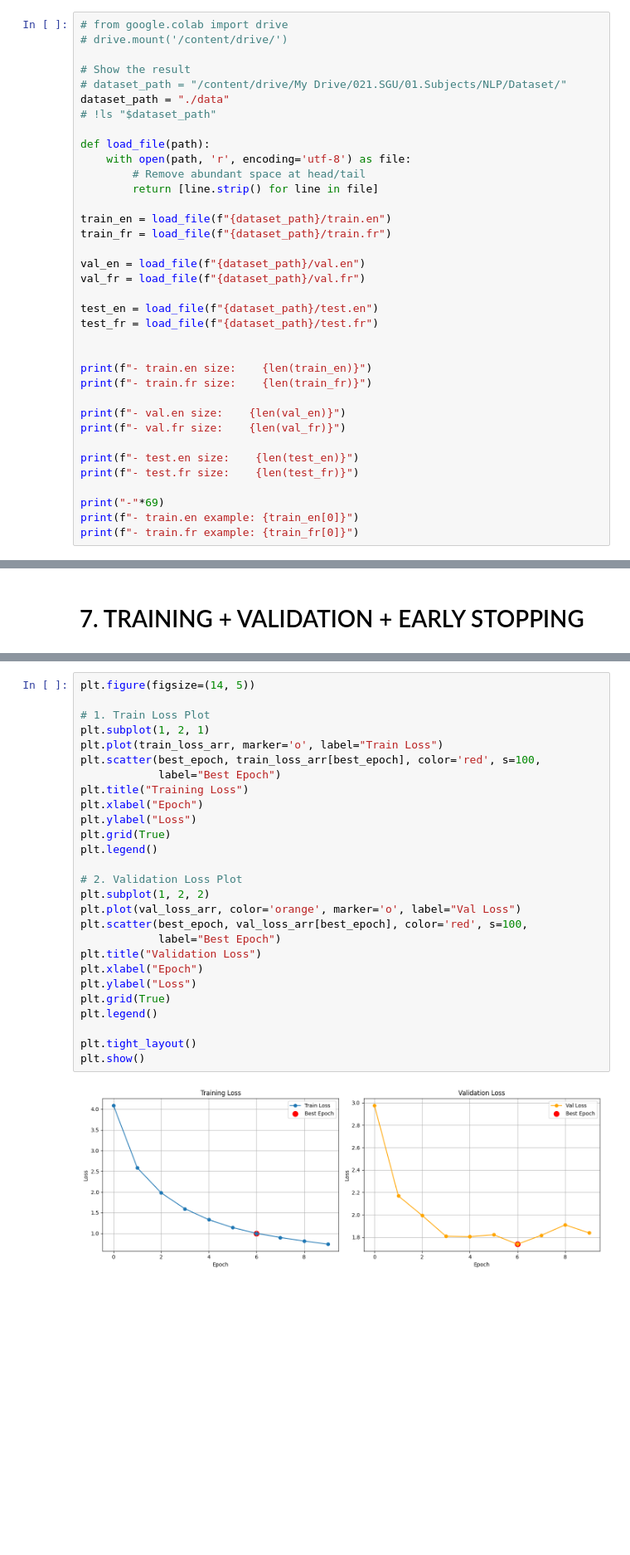
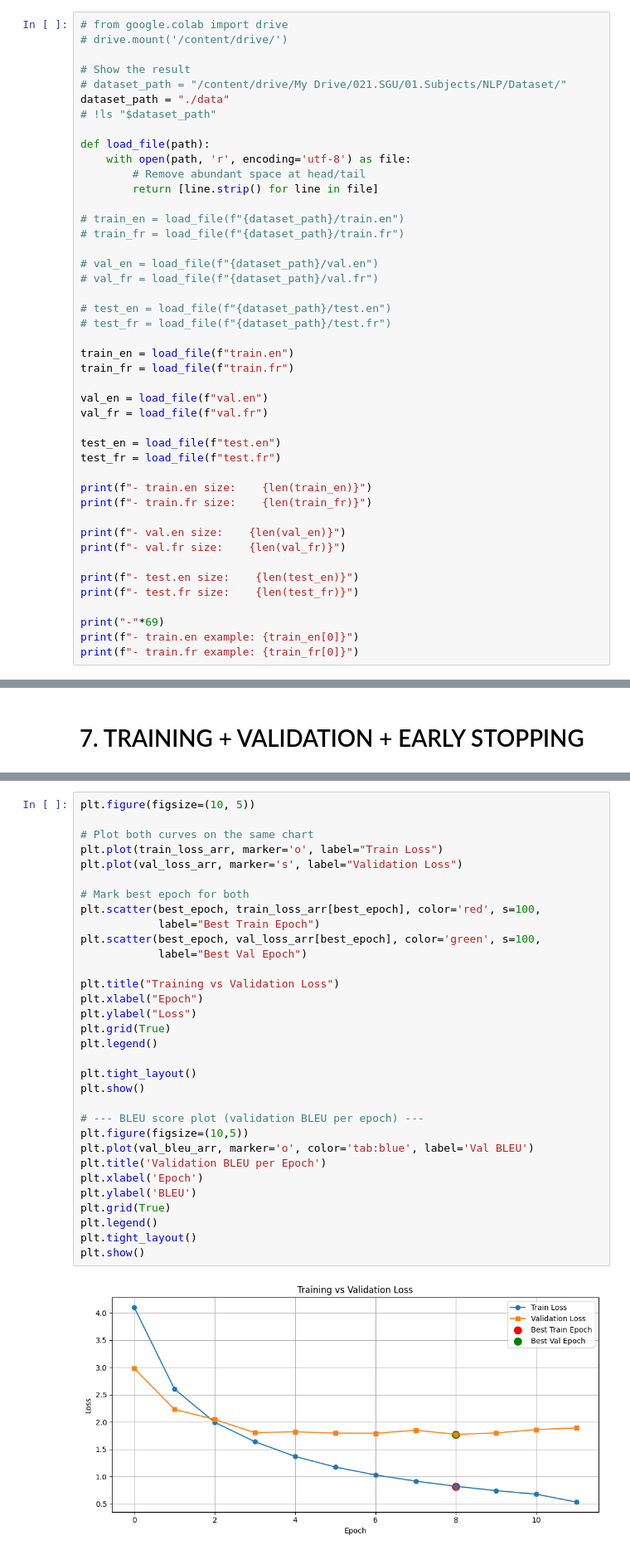
Before and after one commit to doduyquy/NLP_Machine-Translation-LSTM, a Jupyter notebook: nlp-machinetranslation-en-fr-Luong_Attention.ipynb, the cells around one changed output, grey strips where cells are left out. Shown at 83% size. Saved outputs shown, nothing was run; the diff lists cells and outputs as text; blank space fills up the shorter version.

```diff
--- a/nlp-machinetranslation-en-fr-Luong_Attention.ipynb
+++ b/nlp-machinetranslation-en-fr-Luong_Attention.ipynb
@@ -176,15 +136,23 @@ def load_file(path):
         # Remove abundant space at head/tail
         return [line.strip() for line in file]
 
-train_en = load_file(f"{dataset_path}/train.en")
-train_fr = load_file(f"{dataset_path}/train.fr")
+# train_en = load_file(f"{dataset_path}/train.en")
+# train_fr = load_file(f"{dataset_path}/train.fr")
 
-val_en = load_file(f"{dataset_path}/val.en")
-val_fr = load_file(f"{dataset_path}/val.fr")
+# val_en = load_file(f"{dataset_path}/val.en")
+# val_fr = load_file(f"{dataset_path}/val.fr")
 
-test_en = load_file(f"{dataset_path}/test.en")
-test_fr = load_file(f"{dataset_path}/test.fr")
+# test_en = load_file(f"{dataset_path}/test.en")
+# test_fr = load_file(f"{dataset_path}/test.fr")
 
+train_en = load_file(f"train.en")
+train_fr = load_file(f"train.fr")
+
+val_en = load_file(f"val.en")
+val_fr = load_file(f"val.fr")
+
+test_en = load_file(f"test.en")
+test_fr = load_file(f"test.fr")
 
 print(f"- train.en size:    {len(train_en)}")
 print(f"- train.fr size:    {len(train_fr)}")
@@ -675,29 +717,34 @@ Epoch 10 | Train = 0.7383 | Val = 1.8390
 # %%
-plt.figure(figsize=(14, 5))
+plt.figure(figsize=(10, 5))
 
-# 1. Train Loss Plot
-plt.subplot(1, 2, 1)
+# Plot both curves on the same chart
 plt.plot(train_loss_arr, marker='o', label="Train Loss")
+plt.plot(val_loss_arr, marker='s', label="Validation Loss")
+
+# Mark best epoch for both
 plt.scatter(best_epoch, train_loss_arr[best_epoch], color='red', s=100,
-            label="Best Epoch")
-plt.title("Training Loss")
-plt.xlabel("Epoch")
-plt.ylabel("Loss")
-plt.grid(True)
-plt.legend()
+            label="Best Train Epoch")
+plt.scatter(best_epoch, val_loss_arr[best_epoch], color='green', s=100,
+            label="Best Val Epoch")
 
-# 2. Validation Loss Plot
-plt.subplot(1, 2, 2)
-plt.plot(val_loss_arr, color='orange', marker='o', label="Val Loss")
-plt.scatter(best_epoch, val_loss_arr[best_epoch], color='red', s=100,
-            label="Best Epoch")
-plt.title("Validation Loss")
+plt.title("Training vs Validation Loss")
 plt.xlabel("Epoch")
 plt.ylabel("Loss")
 plt.grid(True)
 plt.legend()
 
 plt.tight_layout()
 plt.show()
+
+# --- BLEU score plot (validation BLEU per epoch) ---
+plt.figure(figsize=(10,5))
+plt.plot(val_bleu_arr, marker='o', color='tab:blue', label='Val BLEU')
+plt.title('Validation BLEU per Epoch')
+plt.xlabel('Epoch')
+plt.ylabel('BLEU')
+plt.grid(True)
+plt.legend()
+plt.tight_layout()
+plt.show()
 # %% [output]
-[figure, old version]
+[figure, new version]
```
Also changed, not shown: parts of 11 cells of this notebook.
